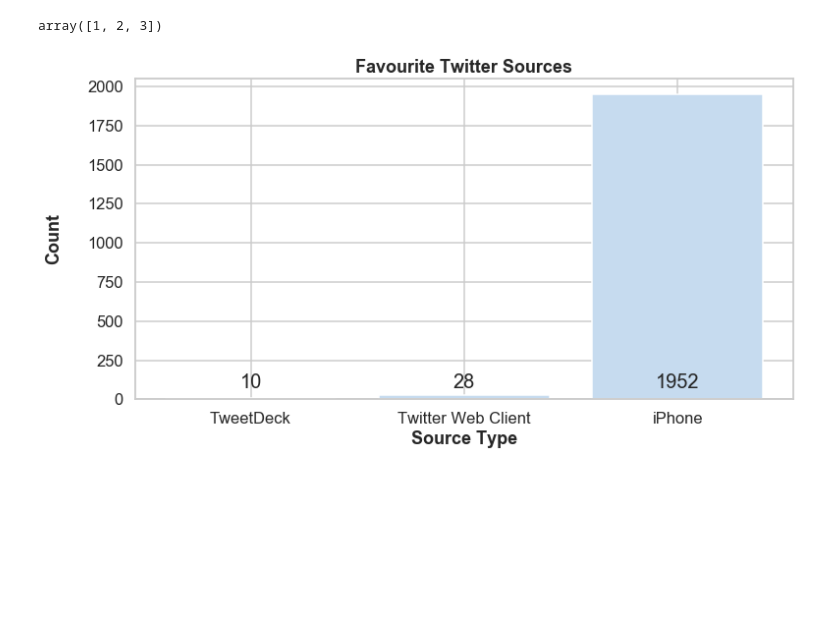
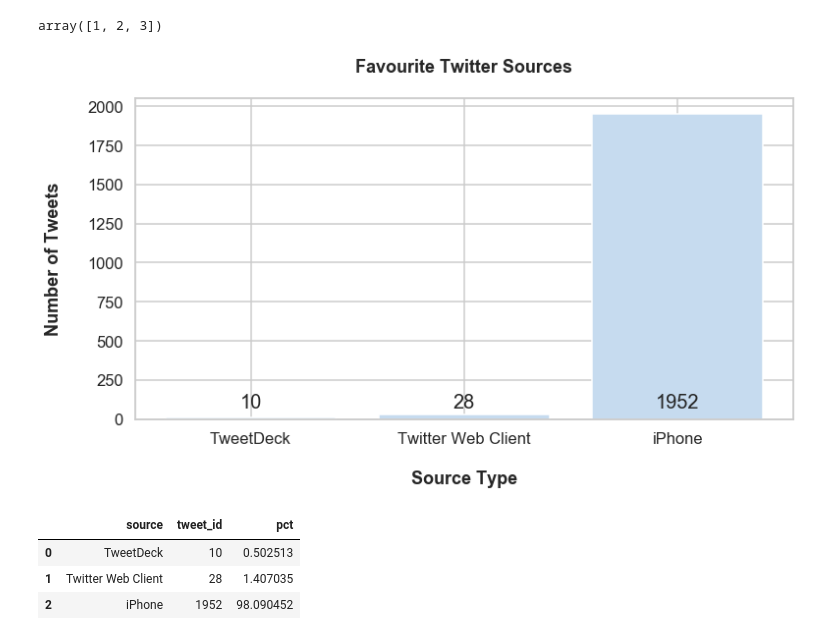
Before and after one commit to moosial/WrangleAndAnalyzeData, a Jupyter notebook: wrangle_act.ipynb, the cells around one changed output. Drawn from its saved outputs; the diff is of its cells as text; code cells hidden in the pictures; blank space fills up the shorter version.

Commit message:
feature: Visualizations added
Added the Visualization

```diff
--- a/wrangle_act.ipynb
+++ b/wrangle_act.ipynb
@@ -1398,11 +1398,11 @@ sns.set_palette('Blues', 3)
 # %%
 sns.set_context("talk")
 fig, ax = plt.subplots(figsize=(12, 6))
 axis = plt.bar(bars, fav_devices, tick_label=fav_devices.keys())
-plt.title('Favourite Twitter Sources', fontsize=18, weight='bold')
-plt.xlabel('Source Type', weight='bold')
-plt.ylabel('Count\n', weight='bold');
+plt.title('Favourite Twitter Sources\n', fontsize=18, weight='bold')
+plt.xlabel('\nSource Type', weight='bold')
+plt.ylabel('Number of Tweets\n', weight='bold');
 autolabel(axis, ax)
-#plt.savefig('favorite-sources.png')
+plt.savefig('favorite-sources.png')
 # %% [output]
-[figure, old version]
+[figure, new version]
@@ -1408,0 +1412,7 @@ autolabel(axis, ax)
+# %%
+fav_devices_pct
+# %% [output]
+|  | source | tweet_id | pct |
+| 0 | TweetDeck | 10 | 0.502513 |
+| 1 | Twitter Web Client | 28 | 1.407035 |
+| 2 | iPhone | 1952 | 98.090452 |
```
Also changed, not shown: parts of 24 cells of this notebook, 3 other files.
